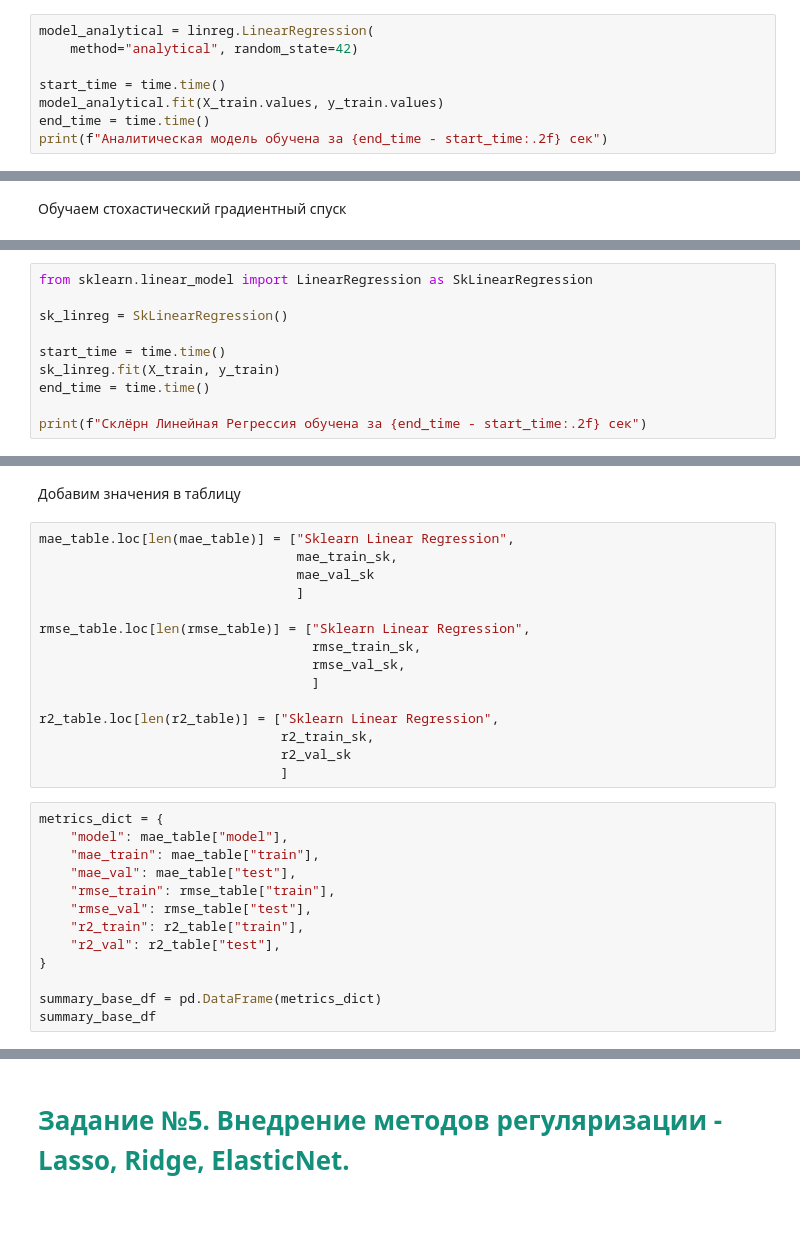
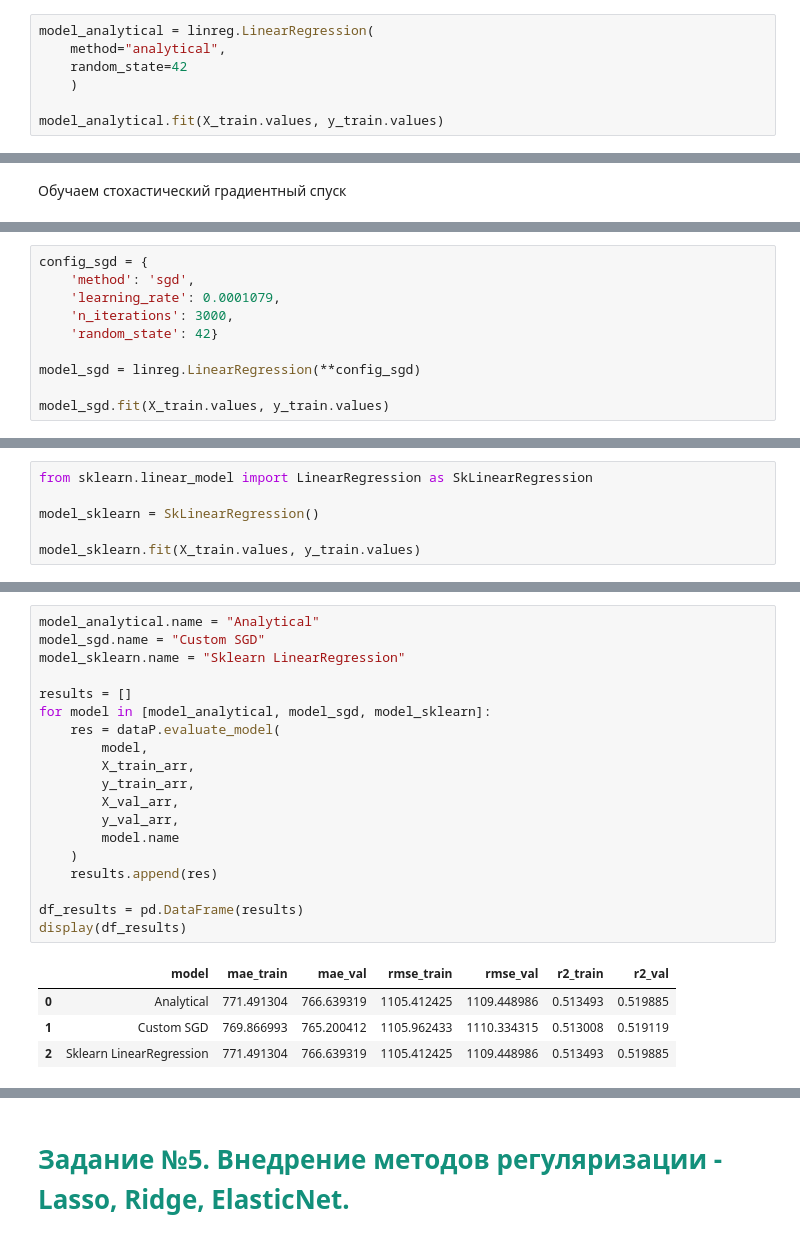
Before and after one commit to VadimGushchin/supervisedlinearregression, a Jupyter notebook: src/ML2.ipynb, the cells around one changed output, grey strips where cells are left out. Cells and saved outputs as stored; diff of their text form; blank space fills up the shorter version.

Commit message:
more features - different result + optuna optimization

```diff
--- a/src/ML2.ipynb
+++ b/src/ML2.ipynb
@@ -880,9 +907,8 @@ print(f"Валидационная выборка: {X_val.shape}")
 Обучаем аналитическое решение
 # %%
 model_analytical = linreg.LinearRegression(
-    method="analytical", random_state=42)
+    method="analytical",
+    random_state=42
+    )
 
-start_time = time.time()
 model_analytical.fit(X_train.values, y_train.values)
-end_time = time.time()
-print(f"Аналитическая модель обучена за {end_time - start_time:.2f} сек")
@@ -994,0 +1014,10 @@ r2_table = pd.DataFrame(
+# %%
+config_sgd = {
+    'method': 'sgd',
+    'learning_rate': 0.0001079,
+    'n_iterations': 3000,
+    'random_state': 42}
+
+model_sgd = linreg.LinearRegression(**config_sgd)
+
+model_sgd.fit(X_train.values, y_train.values)
@@ -995,10 +1028,6 @@ r2_table = pd.DataFrame(
 # %%
 from sklearn.linear_model import LinearRegression as SkLinearRegression
 
-sk_linreg = SkLinearRegression()
+model_sklearn = SkLinearRegression()
 
-start_time = time.time()
-sk_linreg.fit(X_train, y_train)
-end_time = time.time()
-
-print(f"Склёрн Линейная Регрессия обучена за {end_time - start_time:.2f} сек")
+model_sklearn.fit(X_train.values, y_train.values)
@@ -1018,31 +1036,25 @@ r2_val_sk = r2_score(y_val, y_val_pred_sk)
-# %% [markdown]
-Добавим значения в таблицу
-# %%
-mae_table.loc[len(mae_table)] = ["Sklearn Linear Regression",
-                                 mae_train_sk,
-                                 mae_val_sk
-                                 ]
-
-rmse_table.loc[len(rmse_table)] = ["Sklearn Linear Regression",
-                                   rmse_train_sk,
-                                   rmse_val_sk,
-                                   ]
-
-r2_table.loc[len(r2_table)] = ["Sklearn Linear Regression",
-                               r2_train_sk,
-                               r2_val_sk
-                               ]
-# %%
-metrics_dict = {
-    "model": mae_table["model"],
-    "mae_train": mae_table["train"],
-    "mae_val": mae_table["test"],
-    "rmse_train": rmse_table["train"],
-    "rmse_val": rmse_table["test"],
-    "r2_train": r2_table["train"],
-    "r2_val": r2_table["test"],
-}
-
-summary_base_df = pd.DataFrame(metrics_dict)
-summary_base_df
+# %%
+model_analytical.name = "Analytical"
+model_sgd.name = "Custom SGD"
+model_sklearn.name = "Sklearn LinearRegression"
+
+results = []
+for model in [model_analytical, model_sgd, model_sklearn]:
+    res = dataP.evaluate_model(
+        model,
+        X_train_arr,
+        y_train_arr,
+        X_val_arr,
+        y_val_arr,
+        model.name
+    )
+    results.append(res)
+
+df_results = pd.DataFrame(results)
+display(df_results)
+# %% [output]
+|  | model | mae_train | mae_val | rmse_train | rmse_val | r2_train | r2_val |
+| 0 | Analytical | 771.491304 | 766.639319 | 1105.412425 | 1109.448986 | 0.513493 | 0.519885 |
+| 1 | Custom SGD | 769.866993 | 765.200412 | 1105.962433 | 1110.334315 | 0.513008 | 0.519119 |
+| 2 | Sklearn LinearRegression | 771.491304 | 766.639319 | 1105.412425 | 1109.448986 | 0.513493 | 0.519885 |
 # %% [markdown]
```
Also changed, not shown: parts of 35 cells of this notebook, 2 other files.
